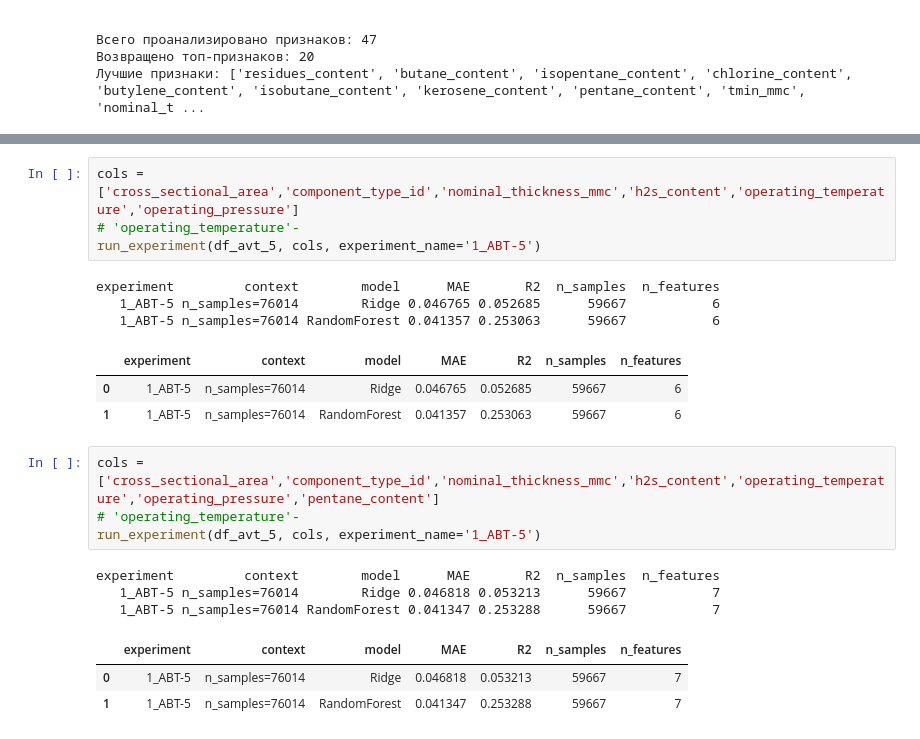
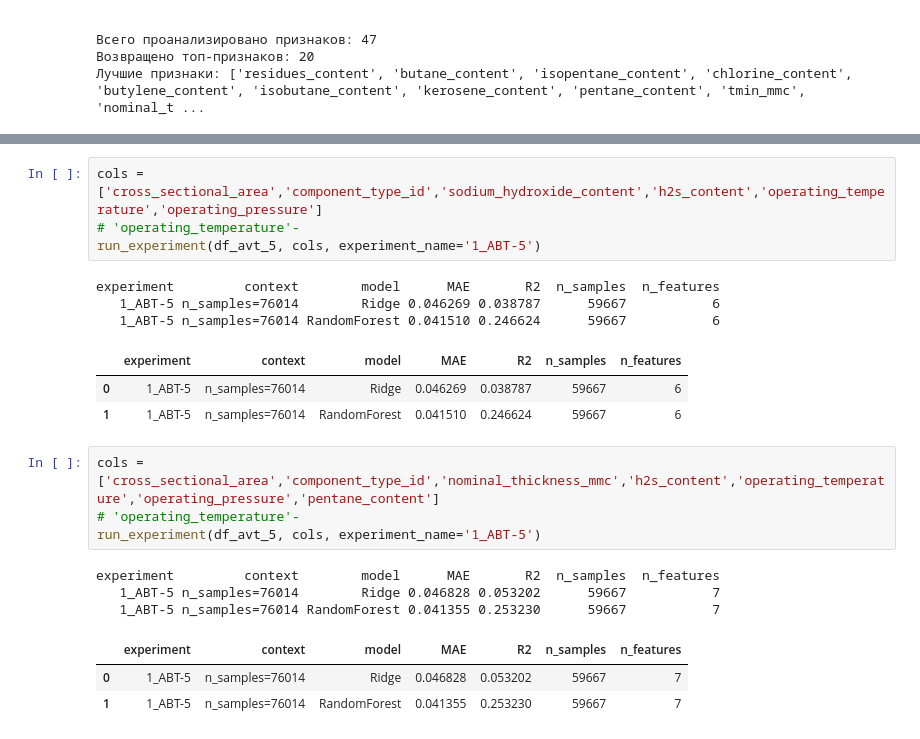
Before and after one commit to Kosyakin/corrosion_analysis_project, a Jupyter notebook: notebooks/08_param_experiments.ipynb, the cells around one changed output, grey strips where cells are left out. Drawn from its saved outputs; the diff is of its cells as text.

```diff
--- a/notebooks/08_param_experiments.ipynb
+++ b/notebooks/08_param_experiments.ipynb
@@ -361,24 +371,24 @@ print(f"Лучшие признаки: {best_features}")
 Возвращено топ-признаков: 20
 Лучшие признаки: ['pentane_content', 'methane_content', 'butane_content', 'ethane_content', 'operating_temperature', 'nominal_thickness_mmc', 'wall_thickness', 'co2_content', 'residues_content', 'chlo ...
 # %%
-cols = ['cross_sectional_area','component_type_id','nominal_thickness_mmc','h2s_content','operating_temperature','operating_pressure']
+cols = ['cross_sectional_area','component_type_id','sodium_hydroxide_content','h2s_content','operating_temperature','operating_pressure']
 # 'operating_temperature'-
 run_experiment(df_avt_5, cols, experiment_name='1_АВТ-5')
 # %% [output]
 experiment         context        model      MAE       R2  n_samples  n_features
-   1_АВТ-5 n_samples=76014        Ridge 0.046765 0.052685      59667           6
-   1_АВТ-5 n_samples=76014 RandomForest 0.041357 0.253063      59667           6
+   1_АВТ-5 n_samples=76014        Ridge 0.046269 0.038787      59667           6
+   1_АВТ-5 n_samples=76014 RandomForest 0.041510 0.246624      59667           6
 |  | experiment | context | model | MAE | R2 | n_samples | n_features |
-| 0 | 1_АВТ-5 | n_samples=76014 | Ridge | 0.046765 | 0.052685 | 59667 | 6 |
-| 1 | 1_АВТ-5 | n_samples=76014 | RandomForest | 0.041357 | 0.253063 | 59667 | 6 |
+| 0 | 1_АВТ-5 | n_samples=76014 | Ridge | 0.046269 | 0.038787 | 59667 | 6 |
+| 1 | 1_АВТ-5 | n_samples=76014 | RandomForest | 0.041510 | 0.246624 | 59667 | 6 |
 # %%
 cols = ['cross_sectional_area','component_type_id','nominal_thickness_mmc','h2s_content','operating_temperature','operating_pressure','pentane_content']
 # 'operating_temperature'-
 run_experiment(df_avt_5, cols, experiment_name='1_АВТ-5')
 # %% [output]
 experiment         context        model      MAE       R2  n_samples  n_features
-   1_АВТ-5 n_samples=76014        Ridge 0.046818 0.053213      59667           7
-   1_АВТ-5 n_samples=76014 RandomForest 0.041347 0.253288      59667           7
+   1_АВТ-5 n_samples=76014        Ridge 0.046828 0.053202      59667           7
+   1_АВТ-5 n_samples=76014 RandomForest 0.041355 0.253230      59667           7
 |  | experiment | context | model | MAE | R2 | n_samples | n_features |
-| 0 | 1_АВТ-5 | n_samples=76014 | Ridge | 0.046818 | 0.053213 | 59667 | 7 |
-| 1 | 1_АВТ-5 | n_samples=76014 | RandomForest | 0.041347 | 0.253288 | 59667 | 7 |
+| 0 | 1_АВТ-5 | n_samples=76014 | Ridge | 0.046828 | 0.053202 | 59667 | 7 |
+| 1 | 1_АВТ-5 | n_samples=76014 | RandomForest | 0.041355 | 0.253230 | 59667 | 7 |
```
Also changed, not shown: parts of 11 cells of this notebook, 5 other files.
